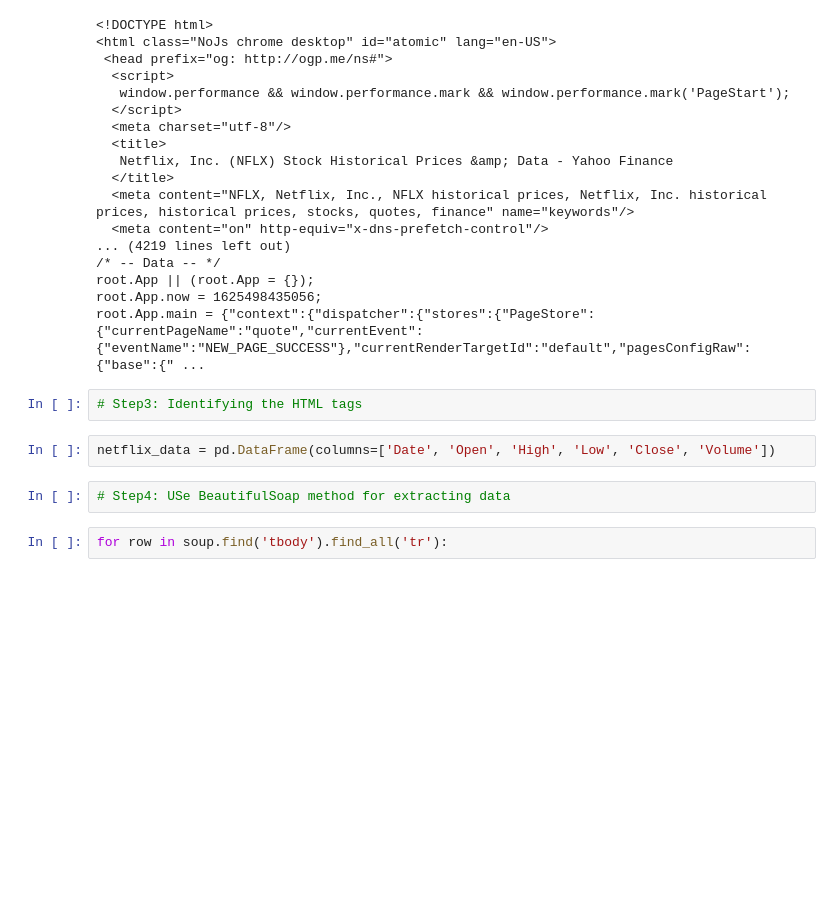
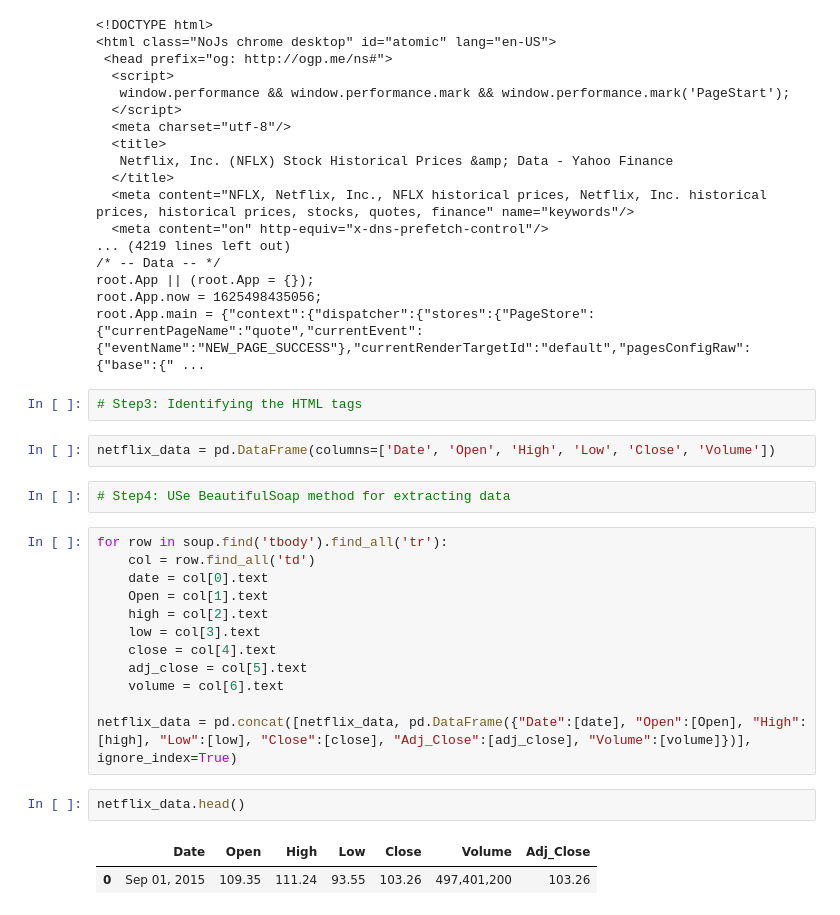
Before and after one commit to Minto108/DataScience, a Jupyter notebook: Extract_stock_bs.ipynb, the cells around one changed output. Cells and saved outputs as stored; diff of their text form; blank space fills up the shorter version.

```diff
--- a/Extract_stock_bs.ipynb
+++ b/Extract_stock_bs.ipynb
@@ -79,3 +79,18 @@ netflix_data = pd.DataFrame(columns=['Date', 'Open', 'High', 'Low', 'Close', 'Vo
 # Step4: USe BeautifulSoap method for extracting data
 # %%
 for row in soup.find('tbody').find_all('tr'):
+    col = row.find_all('td')
+    date = col[0].text
+    Open = col[1].text
+    high = col[2].text
+    low = col[3].text
+    close = col[4].text
+    adj_close = col[5].text
+    volume = col[6].text
+
+netflix_data = pd.concat([netflix_data, pd.DataFrame({"Date":[date], "Open":[Open], "High":[high], "Low":[low], "Close":[close], "Adj_Close":[adj_close], "Volume":[volume]})], ignore_index=True)
+# %%
+netflix_data.head()
+# %% [output]
+|  | Date | Open | High | Low | Close | Volume | Adj_Close |
+| 0 | Sep 01, 2015 | 109.35 | 111.24 | 93.55 | 103.26 | 497,401,200 | 103.26 |
```
